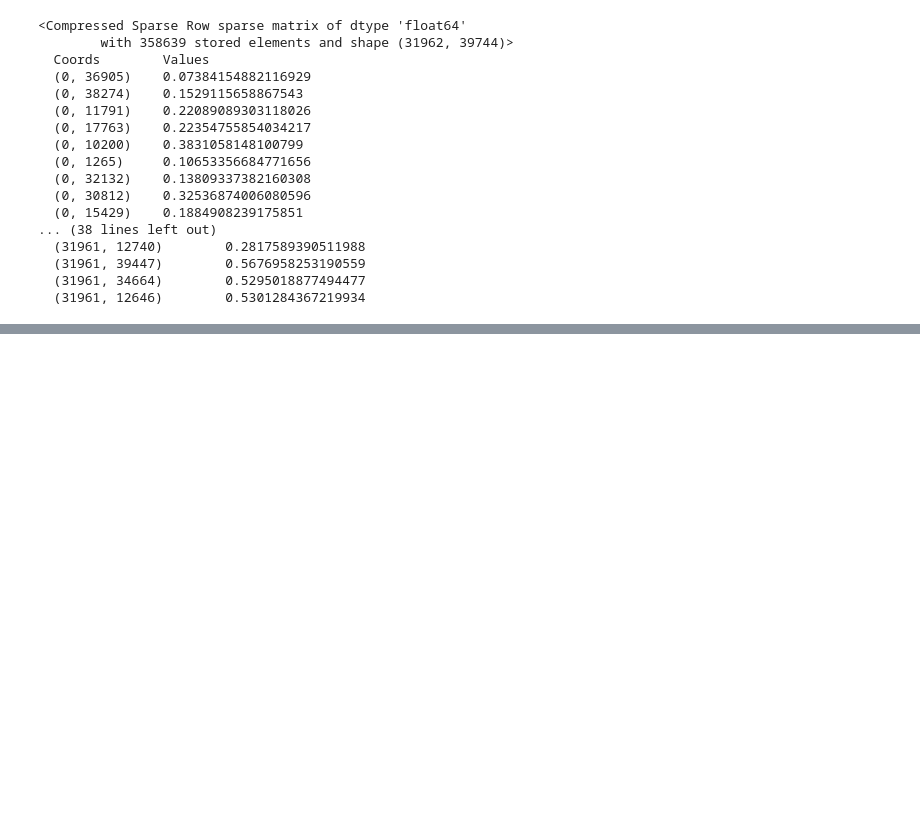
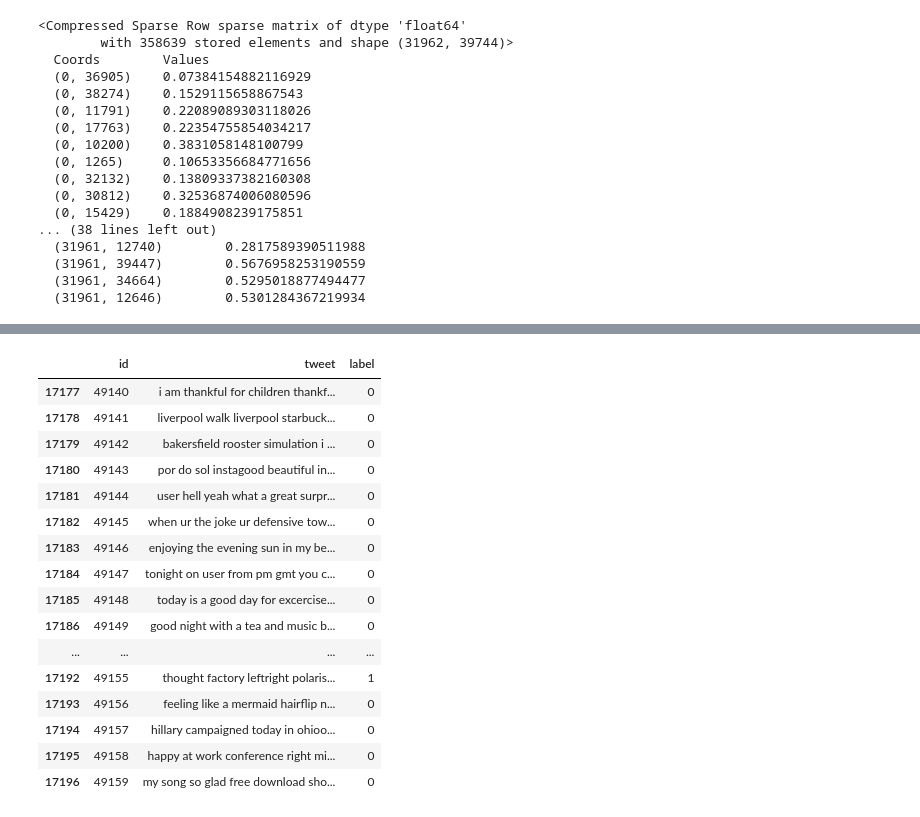
Before and after one commit to AninFreddy01/scalework_repo, a Jupyter notebook: tutorial_assignments/twitter_sentiment_analysis.ipynb, the cells around one changed output, grey strips where cells are left out. Cells and saved outputs as stored; diff of their text form; code cells hidden in the pictures; blank space fills up the shorter version.

Commit message:
modelling and evaluation

```diff
--- a/tutorial_assignments/twitter_sentiment_analysis.ipynb
+++ b/tutorial_assignments/twitter_sentiment_analysis.ipynb
@@ -99,0 +121,4 @@ print(tfidf_matrix)
+# %%
+# Transform the 'tweet' column of test data
+X_test_tfidf = vectorizer.transform(X_test)
+print(X_test_tfidf)
@@ -99,0 +143,3 @@ print(tfidf_matrix)
+# %%
+y_pred = model.predict(X_test_tfidf)
+y_pred
@@ -99,0 +148,7 @@ print(tfidf_matrix)
+# %%
+#convert y_pred to dataframe column
+test_label = pd.DataFrame(y_pred)
+
+#give column a name
+test_label.columns = ["label"]
+test_label.head()
@@ -99,0 +162,4 @@ print(tfidf_matrix)
+# %%
+#join y_pred to test data
+test_data["label"] = test_label
+test_data.head()
@@ -99,0 +195,21 @@ print(tfidf_matrix)
+# %%
+#based my intuition on the outcome of the y_predict for the test data, most tweet correspond excatly to the right outcome
+test_data.tail(20)
+# %% [output]
+|  | id | tweet | label |
+| 17177 | 49140 | i am thankful for children thankf... | 0 |
+| 17178 | 49141 | liverpool walk liverpool starbuck... | 0 |
+| 17179 | 49142 | bakersfield rooster simulation i ... | 0 |
+| 17180 | 49143 | por do sol instagood beautiful in... | 0 |
+| 17181 | 49144 | user hell yeah what a great surpr... | 0 |
+| 17182 | 49145 | when ur the joke ur defensive tow... | 0 |
+| 17183 | 49146 | enjoying the evening sun in my be... | 0 |
+| 17184 | 49147 | tonight on user from pm gmt you c... | 0 |
+| 17185 | 49148 | today is a good day for excercise... | 0 |
+| 17186 | 49149 | good night with a tea and music b... | 0 |
+| ... | ... | ... | ... |
+| 17192 | 49155 | thought factory leftright polaris... | 1 |
+| 17193 | 49156 | feeling like a mermaid hairflip n... | 0 |
+| 17194 | 49157 | hillary campaigned today in ohioo... | 0 |
+| 17195 | 49158 | happy at work conference right mi... | 0 |
+| 17196 | 49159 | my song so glad free download sho... | 0 |
```
Also changed, not shown: parts of 15 cells of this notebook.
